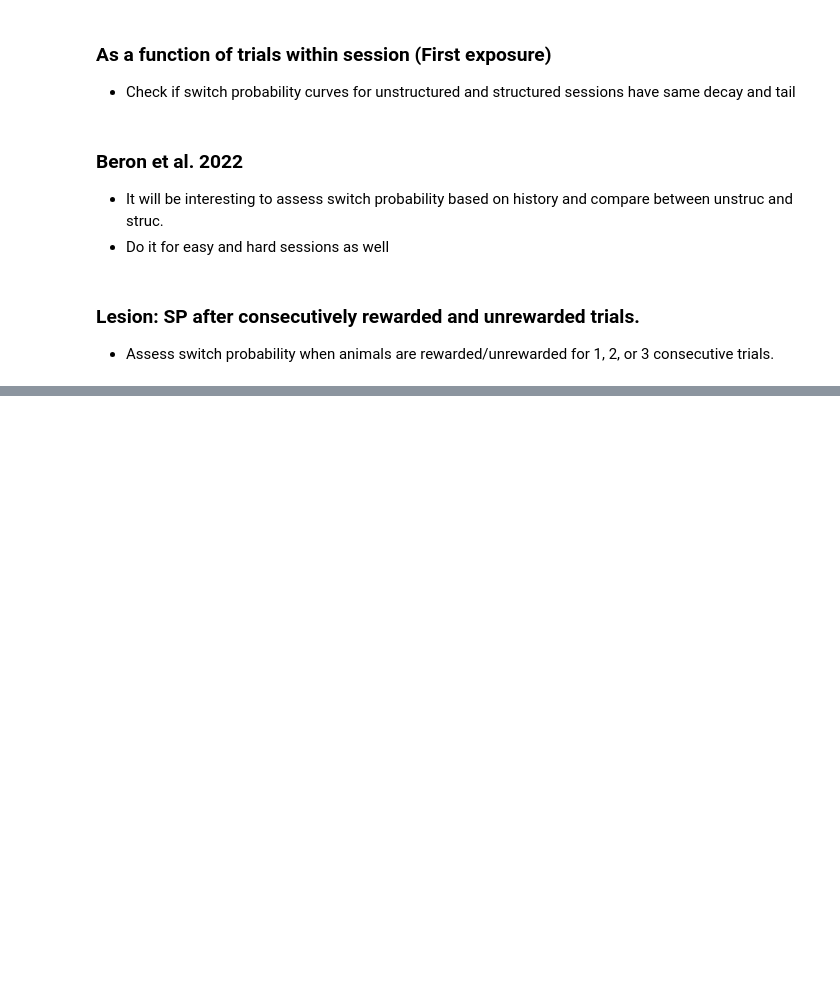
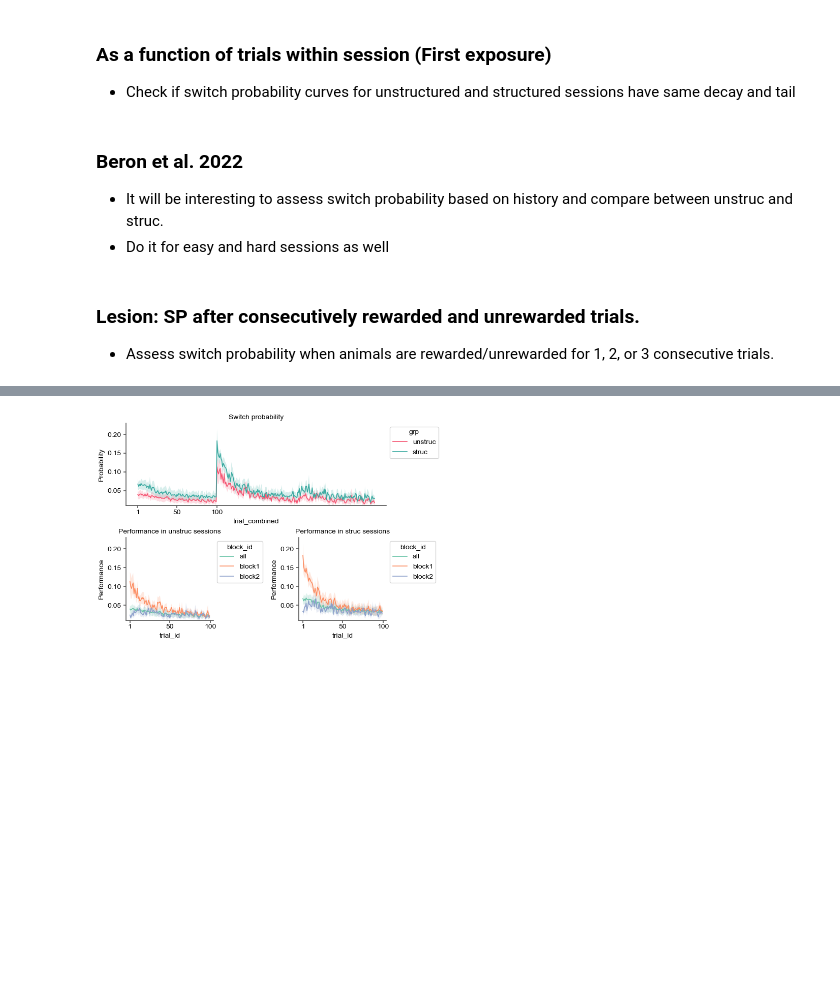
Before and after one commit to bapungiri/py_adlab_bg, a Jupyter notebook: mab_switching_probability1.ipynb, the cells around one changed output, grey strips where cells are left out. Cells and saved outputs as stored; diff of their text form; code cells hidden in the pictures; blank space fills up the shorter version.

```diff
--- a/mab_switching_probability1.ipynb
+++ b/mab_switching_probability1.ipynb
@@ -675,57 +654,54 @@ mab_subjects.GroupData().save(swp_df, "switch_prob_blockwise")
 # %%
-import matplotlib.pyplot as plt
 import seaborn as sns
+import pandas as pd
 from neuropy import plotting
 import mab_subjects
-import numpy as np
-from statannotations.Annotator import Annotator
-from statplot_utils import stat_kw
-from mab_colors import colors_2arm
+import matplotlib.pyplot as plt
+from mab_colors import Palette2Arm
 
-fig = plotting.Fig(5, 2, size=(8.5, 11), num=1, fontsize=10)
+df = mab_subjects.GroupData().switch_prob.latest
 
-grpdata = mab_subjects.GroupData()
-df = grpdata.switch_prob_blockwise
-df = df[df["first_experience"] == True]
+fig = plotting.Fig(6, 3, fontsize=10)
 
-ax = fig.subplot(fig.gs[0])
+ax = fig.subplot(fig.gs[0, :2])
 
-plot_kw = dict(data=df, x="trial_id", y="switch_prob", hue="block_id", ax=ax)
 sns.lineplot(
-    # estimator=np.median,
+    data=df,
+    x="trial_combined",
+    y="sp",
+    hue="grp",
+    palette=Palette2Arm().as_dict(),
+    ax=ax,
+    lw=1.2,
+    err_kws=dict(edgecolor="none"),
     errorbar="se",
-    # ci=60,
-    err_kws={"edgecolor": None},
-    # palette=["r", "g", "b"],
-    palette="Dark2",
-    **plot_kw,
 )
-ax.set_title("Switch probability (blockwise)")
-# ax.get_legend().remove()
-# ax.set_ylim(0.02, 0.17)
-ax.set_xlim(1, 60)
-ax.set_xticks([1, 20, 40, 60])
+ax.set_title("Switch probability")
+ax.set_ylabel("Probability")
+ax.set_xticks([1, 50, 100])
+sns.move_legend(ax, "upper left", bbox_to_anchor=(1, 1))
+ax.set_ylim(0.01, 0.23)
 
-# sns.stripplot(
-#     palette=["r", "g", "b"],
-#     **plot_kw,
-# )
 
-names = df["name"].unique()
+for g, grp in enumerate(["unstruc", "struc"]):
+    ax = fig.subplot(fig.gs[1, g])
+    df_grp = df[df["grp"] == grp]
 
-for i, name in enumerate(names):
-    df_name = df[df["name"] == name]
-
-    ax = fig.subplot(fig.gs[i, 1])
     sns.lineplot(
-        data=df_name,
+        data=df_grp,
         x="trial_id",
-        y="switch_prob",
+        y="sp",
         hue="block_id",
+        palette="Set2",
+        ax=ax,
+        lw=1.2,
+        err_kws=dict(edgecolor="none"),
         errorbar="se",
-        # ci=60,
-        err_kws={"edgecolor": None},
-        # palette=["r", "g", "b"],
-        palette="Dark2",
     )
-    ax.set_title(f"Subject:{name}")
+    ax.set_title(f"Performance in {grp} sessions")
+    ax.set_ylabel("Performance")
+    ax.set_xticks([1, 50, 100])
+    sns.move_legend(ax, "upper left", bbox_to_anchor=(1, 1))
+    ax.set_ylim(0.01, 0.23)
+# %% [output]
+[figure, added]
```
Also changed, not shown: parts of 3 cells of this notebook, 4 other files.
